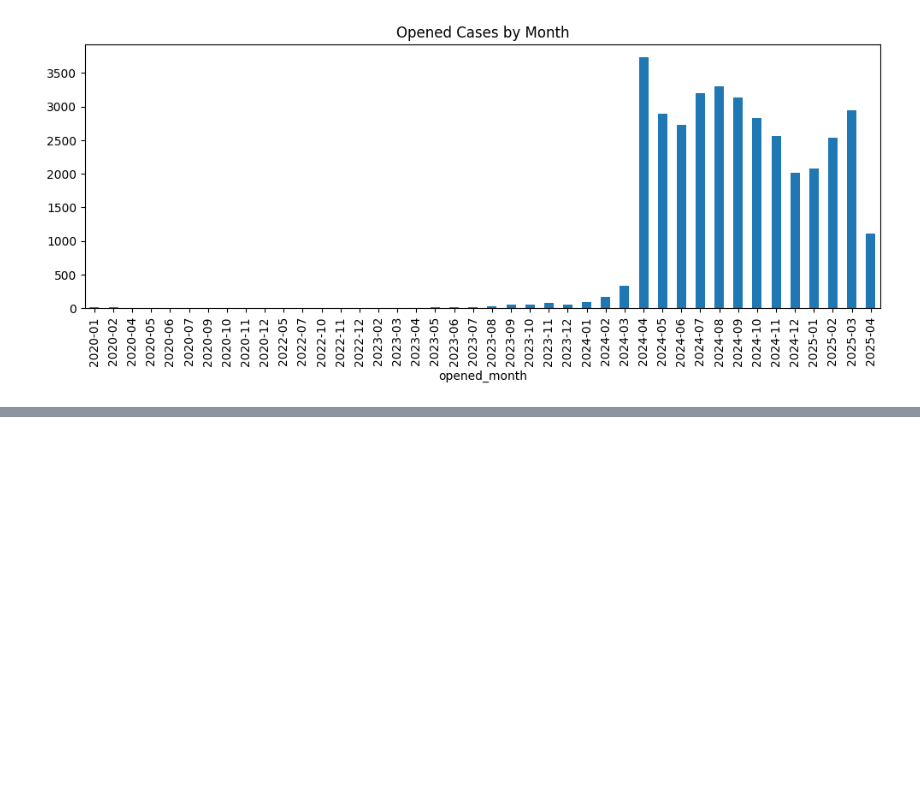
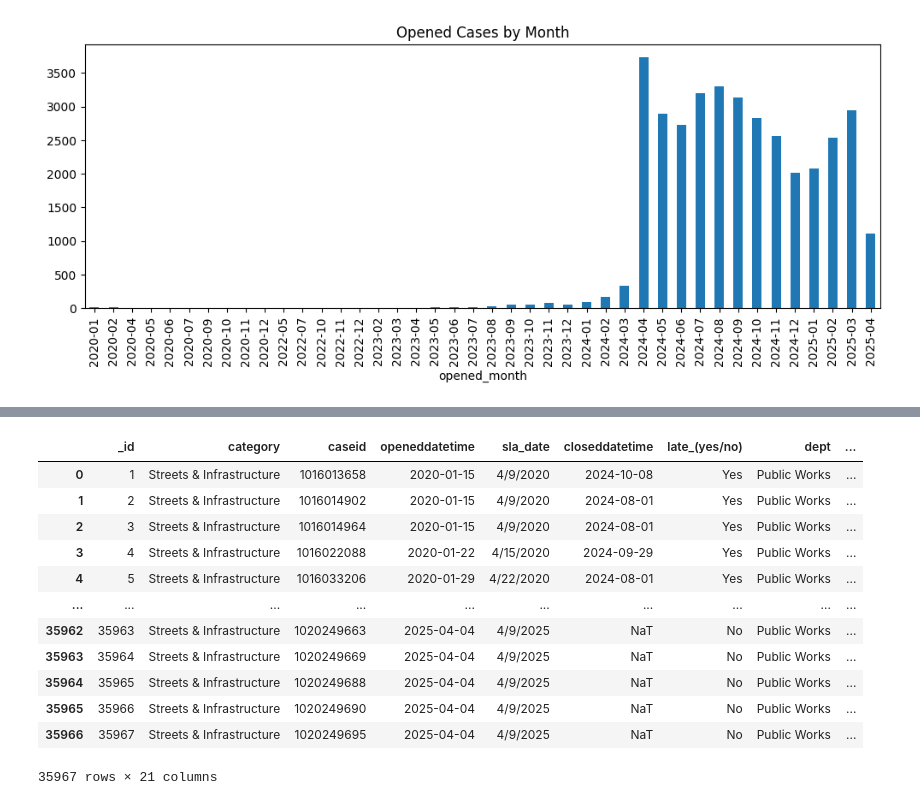
Before and after one commit to dianita956/cedish_pandas_workshop, a Jupyter notebook: pandas.ipynb, the cells around one changed output, grey strips where cells are left out. Cells and saved outputs as stored; diff of their text form; code cells hidden in the pictures; blank space fills up the shorter version.

```diff
--- a/pandas.ipynb
+++ b/pandas.ipynb
@@ -434,0 +543,19 @@ sa311_df['opened_month'].value_counts().sort_index().plot(kind='bar', figsize=(1
+# %%
+# Optional: convert object columns to 'category' if they have a limited number of unique values
+sa311_df['reasonname'] = sa311_df['reasonname'].astype('category')
+
+sa311_df
+# %% [output]
+|  | _id | category | caseid | openeddatetime | sla_date | closeddatetime | late_(yes/no) | dept | ... |
+| 0 | 1 | Streets & Infrastructure | 1016013658 | 2020-01-15 | 4/9/2020 | 2024-10-08 | Yes | Public Works | ... |
+| 1 | 2 | Streets & Infrastructure | 1016014902 | 2020-01-15 | 4/9/2020 | 2024-08-01 | Yes | Public Works | ... |
+| 2 | 3 | Streets & Infrastructure | 1016014964 | 2020-01-15 | 4/9/2020 | 2024-08-01 | Yes | Public Works | ... |
+| 3 | 4 | Streets & Infrastructure | 1016022088 | 2020-01-22 | 4/15/2020 | 2024-09-29 | Yes | Public Works | ... |
+| 4 | 5 | Streets & Infrastructure | 1016033206 | 2020-01-29 | 4/22/2020 | 2024-08-01 | Yes | Public Works | ... |
+| ... | ... | ... | ... | ... | ... | ... | ... | ... | ... |
+| 35962 | 35963 | Streets & Infrastructure | 1020249663 | 2025-04-04 | 4/9/2025 | NaT | No | Public Works | ... |
+| 35963 | 35964 | Streets & Infrastructure | 1020249669 | 2025-04-04 | 4/9/2025 | NaT | No | Public Works | ... |
+| 35964 | 35965 | Streets & Infrastructure | 1020249688 | 2025-04-04 | 4/9/2025 | NaT | No | Public Works | ... |
+| 35965 | 35966 | Streets & Infrastructure | 1020249690 | 2025-04-04 | 4/9/2025 | NaT | No | Public Works | ... |
+| 35966 | 35967 | Streets & Infrastructure | 1020249695 | 2025-04-04 | 4/9/2025 | NaT | No | Public Works | ... |
+35967 rows × 21 columns
```
Also changed, not shown: parts of 11 cells of this notebook.
